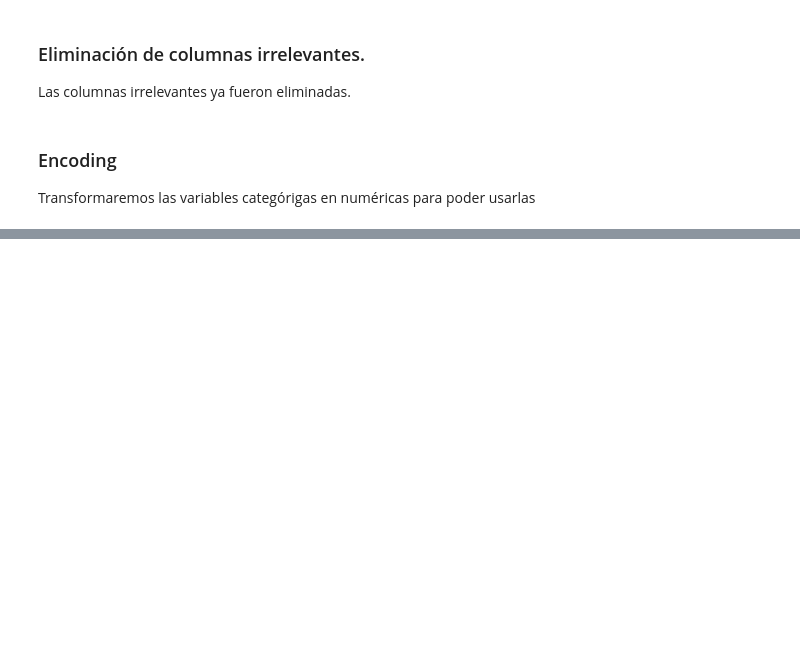
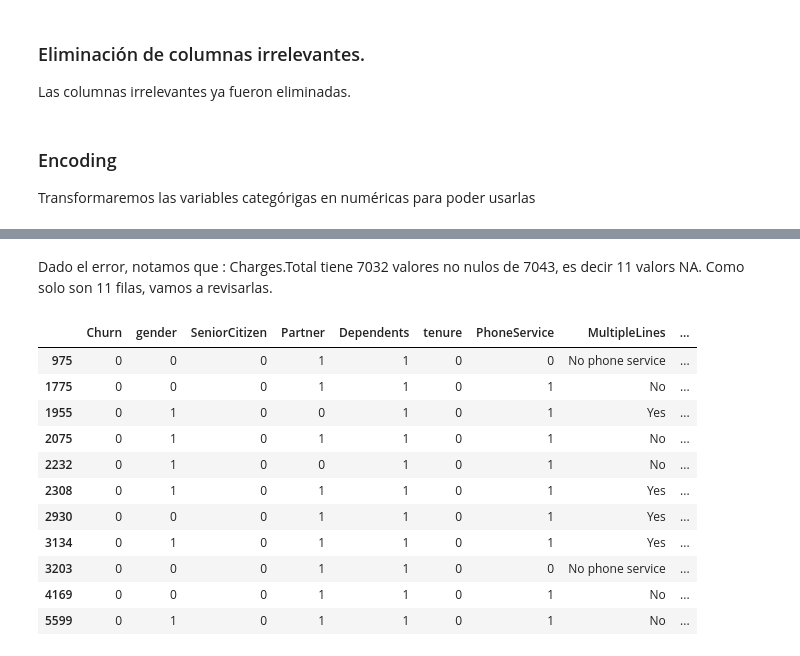
Before and after one commit to OscarLara/ChallengeTelecomX-2, a Jupyter notebook: ChallengeTelecomX-2.ipynb, the cells around one changed output, grey strips where cells are left out. Cells and saved outputs as stored; diff of their text form; code cells hidden in the pictures; blank space fills up the shorter version.

```diff
--- a/ChallengeTelecomX-2.ipynb
+++ b/ChallengeTelecomX-2.ipynb
@@ -371,0 +419,18 @@ df[columnas_binarias].head()
+# %% [markdown]
+Dado el error, notamos que :
+Charges.Total tiene 7032 valores no nulos de 7043, es decir 11 valors NA. Como solo son 11 filas, vamos a revisarlas.
+# %%
+df[df["Charges.Total"].isna()]
+# %% [output]
+|  | Churn | gender | SeniorCitizen | Partner | Dependents | tenure | PhoneService | MultipleLines | ... |
+| 975 | 0 | 0 | 0 | 1 | 1 | 0 | 0 | No phone service | ... |
+| 1775 | 0 | 0 | 0 | 1 | 1 | 0 | 1 | No | ... |
+| 1955 | 0 | 1 | 0 | 0 | 1 | 0 | 1 | Yes | ... |
+| 2075 | 0 | 1 | 0 | 1 | 1 | 0 | 1 | No | ... |
+| 2232 | 0 | 1 | 0 | 0 | 1 | 0 | 1 | No | ... |
+| 2308 | 0 | 1 | 0 | 1 | 1 | 0 | 1 | Yes | ... |
+| 2930 | 0 | 0 | 0 | 1 | 1 | 0 | 1 | Yes | ... |
+| 3134 | 0 | 1 | 0 | 1 | 1 | 0 | 1 | Yes | ... |
+| 3203 | 0 | 0 | 0 | 1 | 1 | 0 | 0 | No phone service | ... |
+| 4169 | 0 | 0 | 0 | 1 | 1 | 0 | 1 | No | ... |
+| 5599 | 0 | 1 | 0 | 1 | 1 | 0 | 1 | No | ... |
```
Also changed, not shown: parts of 7 cells of this notebook.
